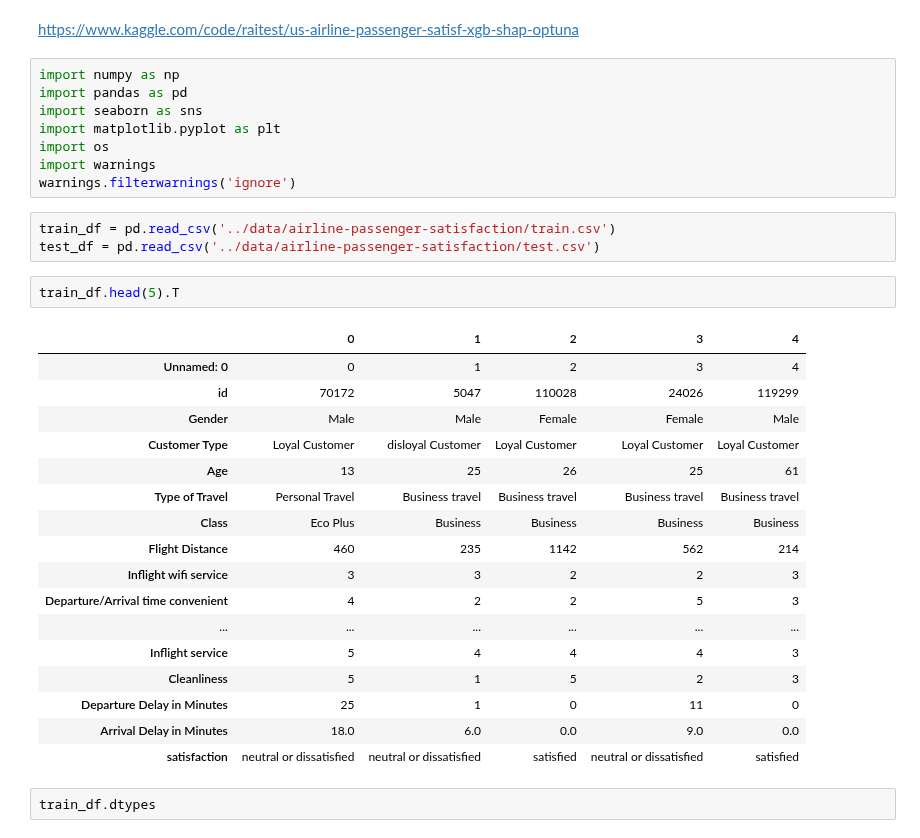
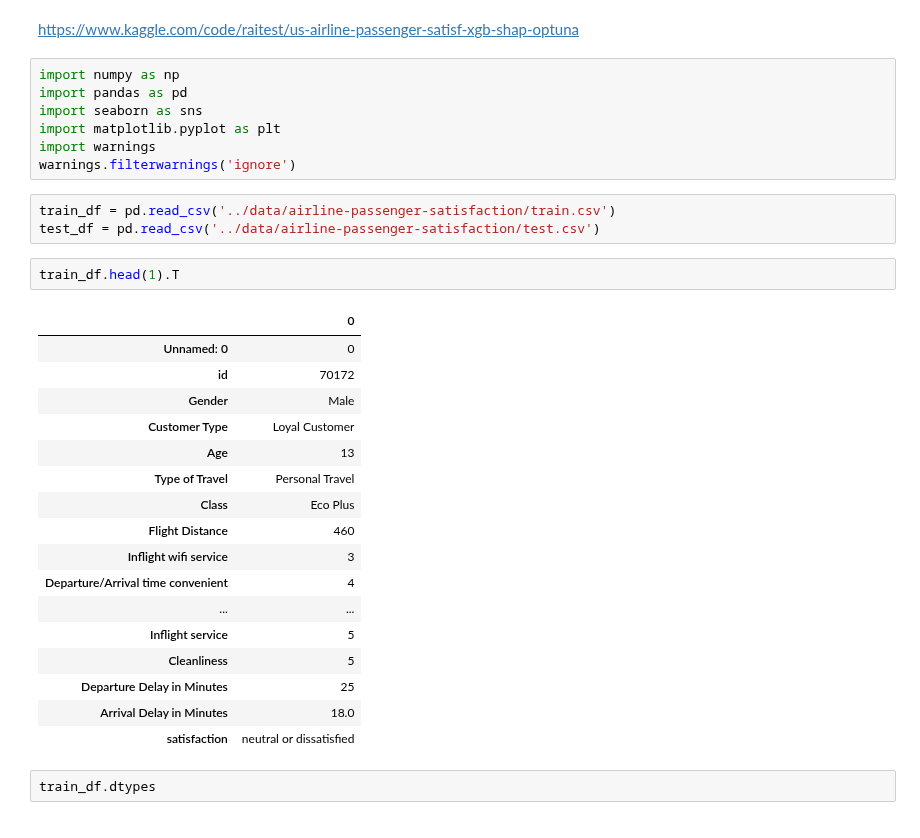
Before and after one commit to qslia/kaggle_Practice, a Jupyter notebook: airline-passenger-satisfaction/airline-passenger-satisfaction.ipynb, the cells around one changed output. Drawn from its saved outputs; the diff is of its cells as text.

```diff
--- a/python/airline-passenger-satisfaction.ipynb
+++ b/airline-passenger-satisfaction/airline-passenger-satisfaction.ipynb
@@ -5,32 +5,31 @@ import numpy as np
 import pandas as pd
 import seaborn as sns
 import matplotlib.pyplot as plt
-import os
 import warnings
 warnings.filterwarnings('ignore')
 # %%
 train_df = pd.read_csv('../data/airline-passenger-satisfaction/train.csv')
 test_df = pd.read_csv('../data/airline-passenger-satisfaction/test.csv')
 # %%
-train_df.head(5).T
+train_df.head(1).T
 # %% [output]
-|  | 0 | 1 | 2 | 3 | 4 |
-| Unnamed: 0 | 0 | 1 | 2 | 3 | 4 |
-| id | 70172 | 5047 | 110028 | 24026 | 119299 |
-| Gender | Male | Male | Female | Female | Male |
-| Customer Type | Loyal Customer | disloyal Customer | Loyal Customer | Loyal Customer | Loyal Customer |
-| Age | 13 | 25 | 26 | 25 | 61 |
-| Type of Travel | Personal Travel | Business travel | Business travel | Business travel | Business travel |
-| Class | Eco Plus | Business | Business | Business | Business |
-| Flight Distance | 460 | 235 | 1142 | 562 | 214 |
-| Inflight wifi service | 3 | 3 | 2 | 2 | 3 |
-| Departure/Arrival time convenient | 4 | 2 | 2 | 5 | 3 |
-| ... | ... | ... | ... | ... | ... |
-| Inflight service | 5 | 4 | 4 | 4 | 3 |
-| Cleanliness | 5 | 1 | 5 | 2 | 3 |
-| Departure Delay in Minutes | 25 | 1 | 0 | 11 | 0 |
-| Arrival Delay in Minutes | 18.0 | 6.0 | 0.0 | 9.0 | 0.0 |
-| satisfaction | neutral or dissatisfied | neutral or dissatisfied | satisfied | neutral or dissatisfied | satisfied |
+|  | 0 |
+| Unnamed: 0 | 0 |
+| id | 70172 |
+| Gender | Male |
+| Customer Type | Loyal Customer |
+| Age | 13 |
+| Type of Travel | Personal Travel |
+| Class | Eco Plus |
+| Flight Distance | 460 |
+| Inflight wifi service | 3 |
+| Departure/Arrival time convenient | 4 |
+| ... | ... |
+| Inflight service | 5 |
+| Cleanliness | 5 |
+| Departure Delay in Minutes | 25 |
+| Arrival Delay in Minutes | 18.0 |
+| satisfaction | neutral or dissatisfied |
 # %%
 train_df.dtypes
 # %% [output]
```
Also changed, not shown: parts of 15 cells of this notebook, 16 other files.
